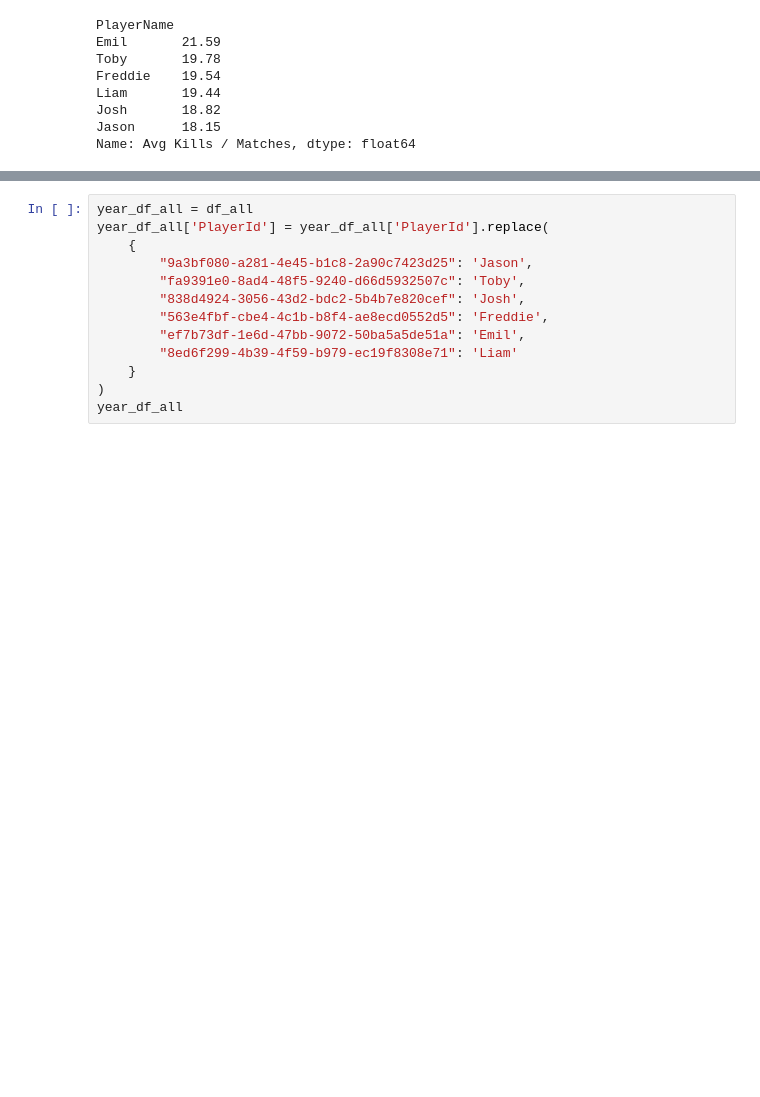
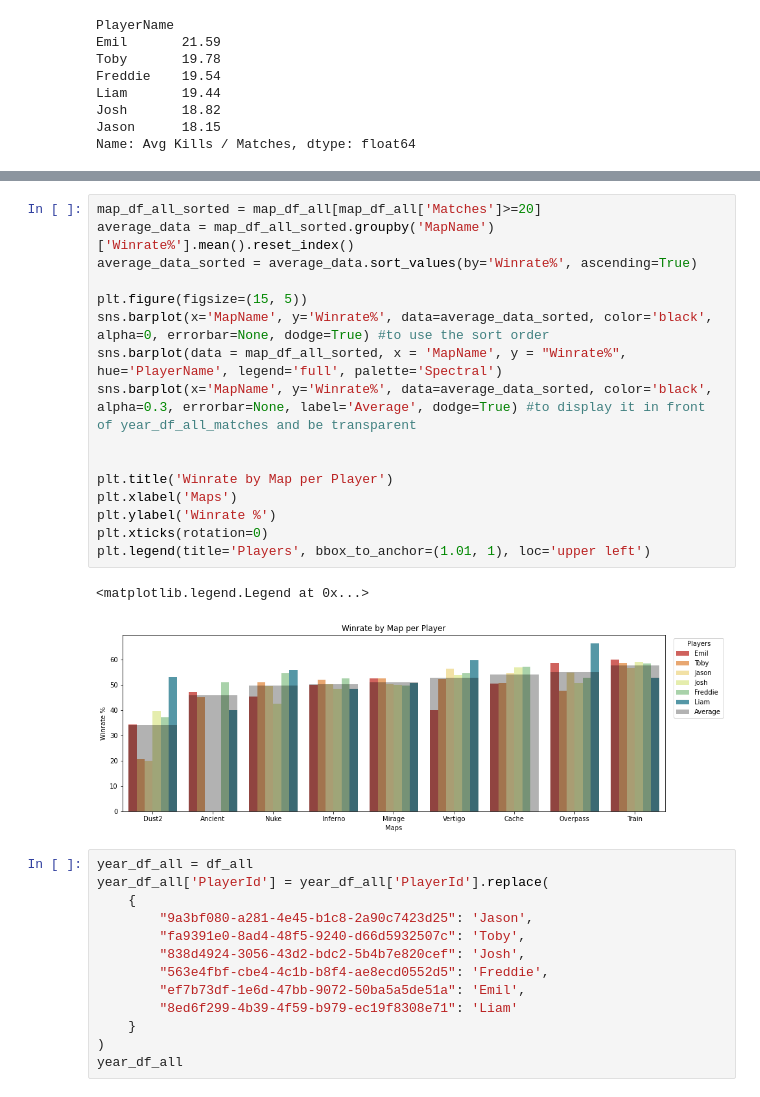
Before and after one commit to jasonhsu8/Faceit_Data_Collection, a Jupyter notebook: JJ Notebooks/DataVisualisation.ipynb, the cells around one changed output, grey strips where cells are left out. Cells and saved outputs as stored; diff of their text form; blank space fills up the shorter version.

```diff
--- a/JJ Notebooks/DataVisualisation.ipynb
+++ b/JJ Notebooks/DataVisualisation.ipynb
@@ -491,3 +564,22 @@ Name: Avg Kills / Matches, dtype: float64
+# %%
+map_df_all_sorted = map_df_all[map_df_all['Matches']>=20]
+average_data = map_df_all_sorted.groupby('MapName')['Winrate%'].mean().reset_index()
+average_data_sorted = average_data.sort_values(by='Winrate%', ascending=True)
+
+plt.figure(figsize=(15, 5))
+sns.barplot(x='MapName', y='Winrate%', data=average_data_sorted, color='black', alpha=0, errorbar=None, dodge=True) #to use the sort order
+sns.barplot(data = map_df_all_sorted, x = 'MapName', y = "Winrate%", hue='PlayerName', legend='full', palette='Spectral')
+sns.barplot(x='MapName', y='Winrate%', data=average_data_sorted, color='black', alpha=0.3, errorbar=None, label='Average', dodge=True) #to display it in front of year_df_all_matches and be transparent
+
+
+plt.title('Winrate by Map per Player')
+plt.xlabel('Maps')
+plt.ylabel('Winrate %')
+plt.xticks(rotation=0)
+plt.legend(title='Players', bbox_to_anchor=(1.01, 1), loc='upper left')
+# %% [output]
+<matplotlib.legend.Legend at 0x...>
+[figure, added]
 # %%
 year_df_all = df_all
 year_df_all['PlayerId'] = year_df_all['PlayerId'].replace(
```
Also changed, not shown: parts of 7 cells of this notebook.
